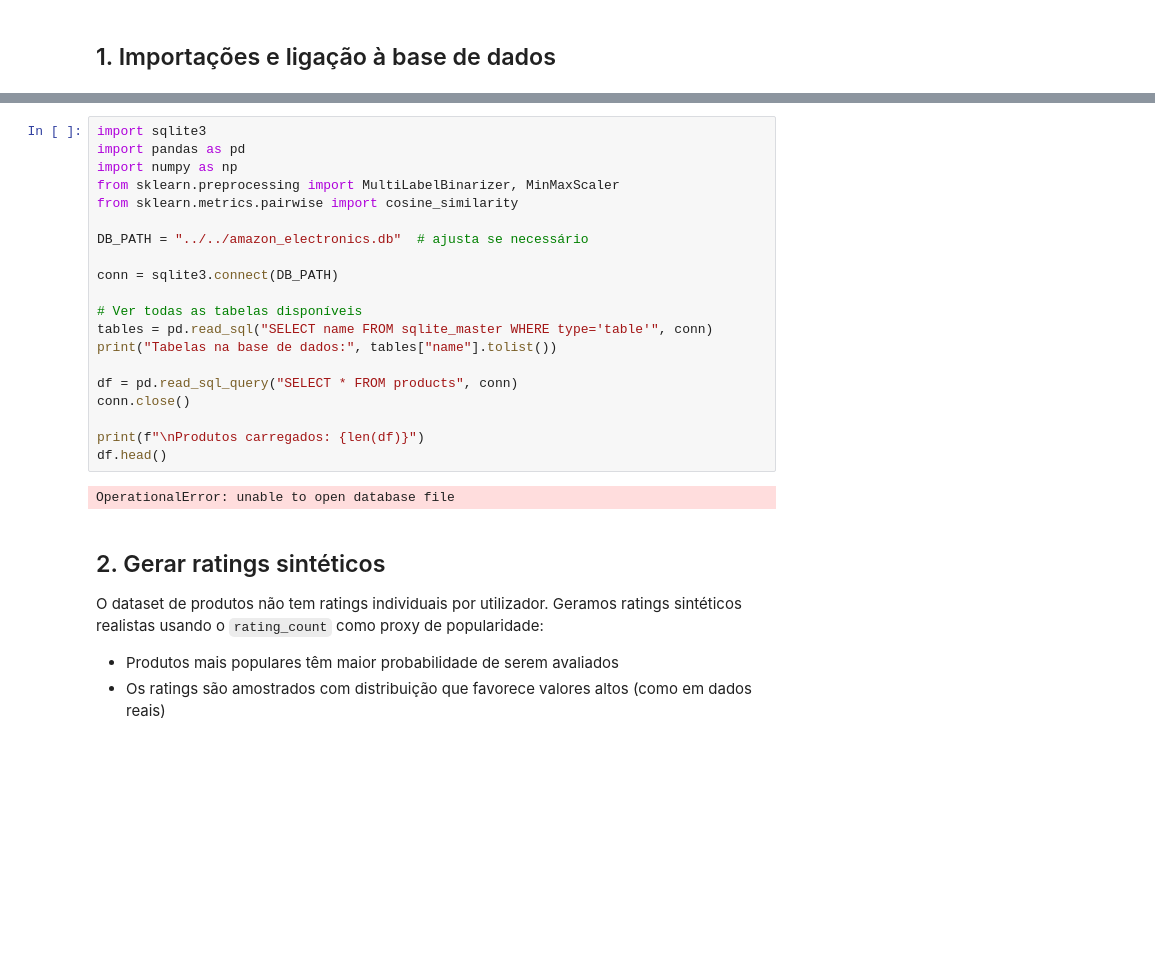
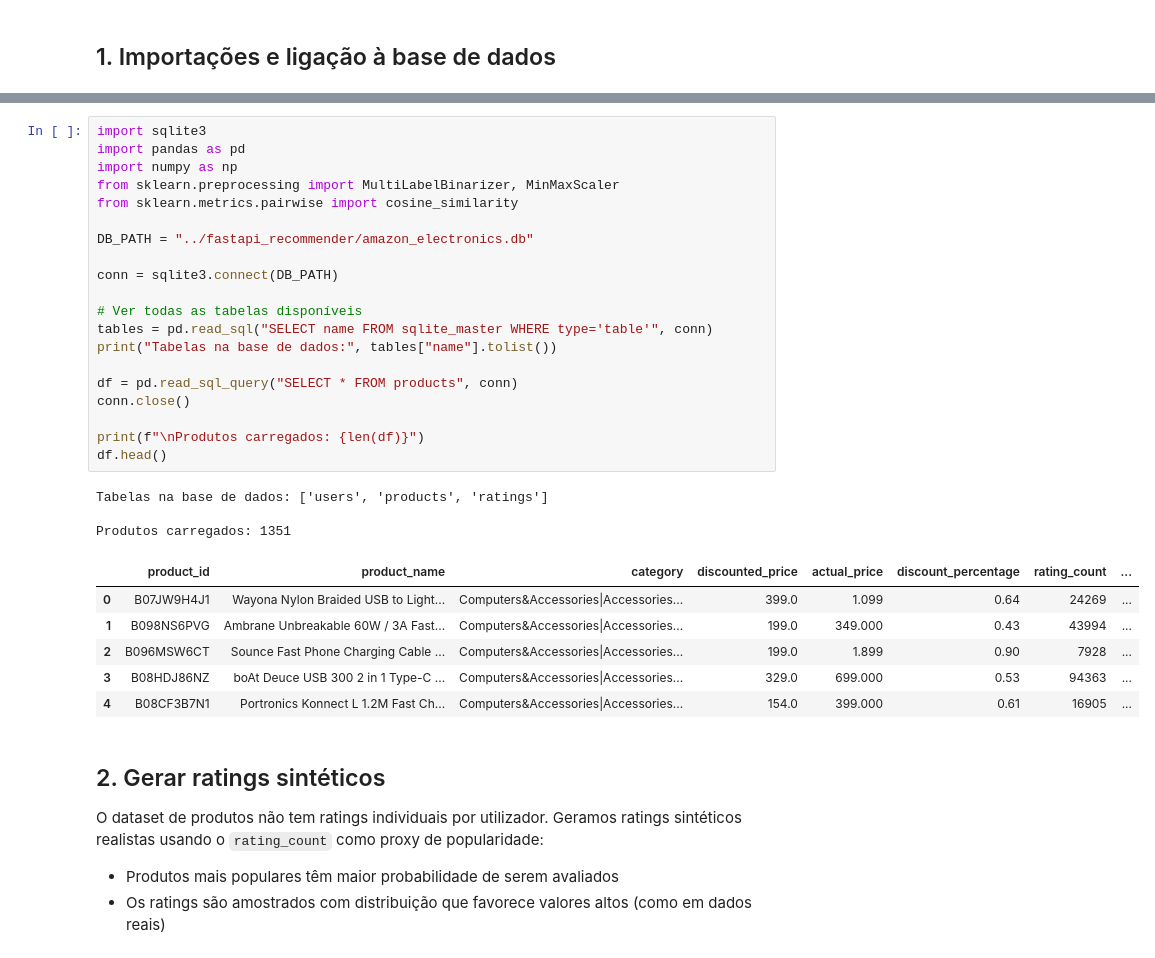
Before and after one commit to jorgemendanhacruz/SistemasDeRecomendacoes_ISEP, a Jupyter notebook: recommender-api/src/content_based_filtering/hybrid-recommender.ipynb, the cells around one changed output, grey strips where cells are left out. Cells and saved outputs as stored; diff of their text form; blank space fills up the shorter version.

```diff
--- a/recommender-api/src/content_based_filtering/hybrid-recommender.ipynb
+++ b/recommender-api/src/content_based_filtering/hybrid-recommender.ipynb
@@ -18,25 +33,33 @@ conn.close()
 # %%
 import sqlite3
 import pandas as pd
 import numpy as np
 from sklearn.preprocessing import MultiLabelBinarizer, MinMaxScaler
 from sklearn.metrics.pairwise import cosine_similarity
 
-DB_PATH = "../../amazon_electronics.db"  # ajusta se necessário
+DB_PATH = "../fastapi_recommender/amazon_electronics.db"
 
 conn = sqlite3.connect(DB_PATH)
 
 # Ver todas as tabelas disponíveis
 tables = pd.read_sql("SELECT name FROM sqlite_master WHERE type='table'", conn)
 print("Tabelas na base de dados:", tables["name"].tolist())
 
 df = pd.read_sql_query("SELECT * FROM products", conn)
 conn.close()
 
 print(f"\nProdutos carregados: {len(df)}")
 df.head()
 # %% [output]
-OperationalError: unable to open database file
+Tabelas na base de dados: ['users', 'products', 'ratings']
+
+Produtos carregados: 1351
+|  | product_id | product_name | category | discounted_price | actual_price | discount_percentage | rating_count | ... |
+| 0 | B07JW9H4J1 | Wayona Nylon Braided USB to Light... | Computers&Accessories|Accessories... | 399.0 | 1.099 | 0.64 | 24269 | ... |
+| 1 | B098NS6PVG | Ambrane Unbreakable 60W / 3A Fast... | Computers&Accessories|Accessories... | 199.0 | 349.000 | 0.43 | 43994 | ... |
+| 2 | B096MSW6CT | Sounce Fast Phone Charging Cable ... | Computers&Accessories|Accessories... | 199.0 | 1.899 | 0.90 | 7928 | ... |
+| 3 | B08HDJ86NZ | boAt Deuce USB 300 2 in 1 Type-C ... | Computers&Accessories|Accessories... | 329.0 | 699.000 | 0.53 | 94363 | ... |
+| 4 | B08CF3B7N1 | Portronics Konnect L 1.2M Fast Ch... | Computers&Accessories|Accessories... | 154.0 | 399.000 | 0.61 | 16905 | ... |
 # %% [markdown]
 ## 2. Gerar ratings sintéticos
 
```
Also changed, not shown: parts of 9 cells of this notebook, 4 other files.
